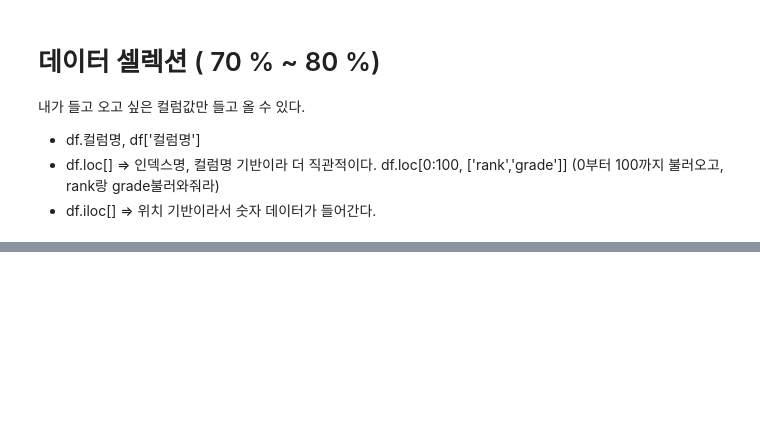
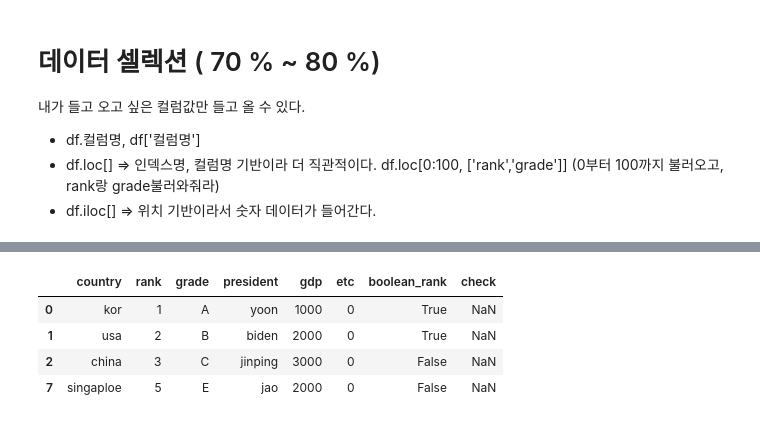
Before and after one commit to favorsyoon/python_advance, a Jupyter notebook: 04-24/pandas-basic.ipynb, the cells around one changed output, grey strips where cells are left out. Drawn from its saved outputs; the diff is of its cells as text; code cells hidden in the pictures; blank space fills up the shorter version.

```diff
--- a/04-24/pandas-basic.ipynb
+++ b/04-24/pandas-basic.ipynb
@@ -202,0 +184,7 @@ new_df.iloc[0:3] #범위 (3보다 크거나 같고 3보다 작은 값)
+# %%
+import numpy as np
+etc = np.zeros(4).astype(int)
+print(etc)
+
+df['etc'] = etc
+df
@@ -202,0 +198,9 @@ new_df.iloc[0:3] #범위 (3보다 크거나 같고 3보다 작은 값)
+# %%
+
+
+print(df['rank'] <3 )
+
+print('===================')
+
+df['boolean_rank'] = df['rank'] < 3
+df
@@ -202,0 +221,6 @@ new_df.iloc[0:3] #범위 (3보다 크거나 같고 3보다 작은 값)
+# %%
+df.loc[7] = ['singaploe', 5, 'E', 'jao', '2000', 0, False]
+
+df
+
+#인덱스 값이 7인 싱가폴 데이터를 이렇게 추가할 수 있다.
@@ -202,0 +303,14 @@ new_df.iloc[0:3] #범위 (3보다 크거나 같고 3보다 작은 값)
+# %%
+
+# inplace 옵션 = 정말로 삭제하시겠습니까? 네!
+
+
+df.drop(3,inplace=True) #
+
+
+#근데 또 df 찍어보면 위에서 지운 etc, 3행이 그대로 들어가 있다.
+# 실제 결과는 지워 지지 않았다.
+# inplace라는 옵션으로 이 뜻이
+# 정말로 지우시겠습니까? 정말로 삭제하시겠습니까? 이다. 기본값은 inplace는 false다. 이것을 true로 바꿔줘야 한다.
+
+df
@@ -202,0 +419,10 @@ new_df.iloc[0:3] #범위 (3보다 크거나 같고 3보다 작은 값)
+# %%
+df['check'] = np.nan
+
+df
+# %% [output]
+|  | country | rank | grade | president | gdp | etc | boolean_rank | check |
+| 0 | kor | 1 | A | yoon | 1000 | 0 | True | NaN |
+| 1 | usa | 2 | B | biden | 2000 | 0 | True | NaN |
+| 2 | china | 3 | C | jinping | 3000 | 0 | False | NaN |
+| 7 | singaploe | 5 | E | jao | 2000 | 0 | False | NaN |
```
Also changed, not shown: parts of 39 cells of this notebook.
